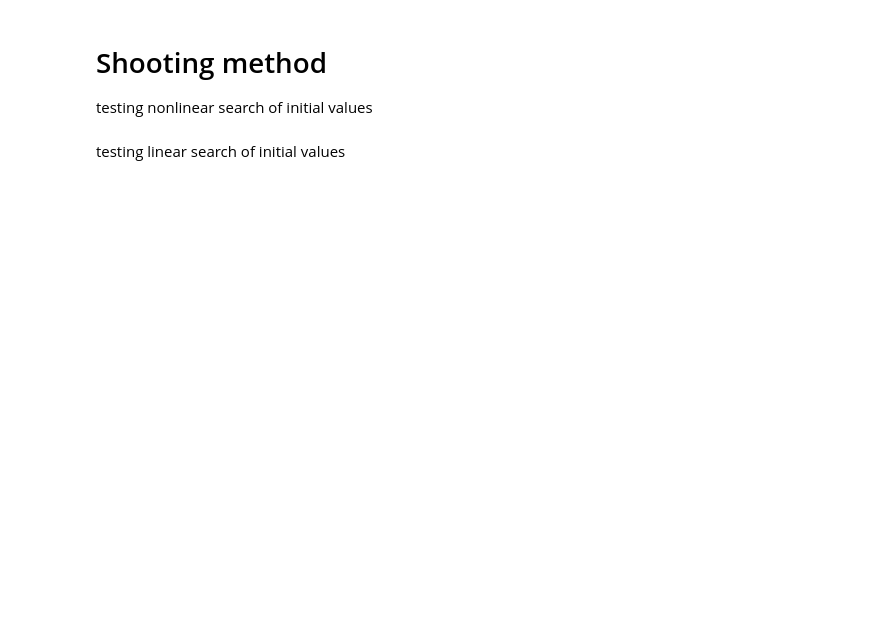
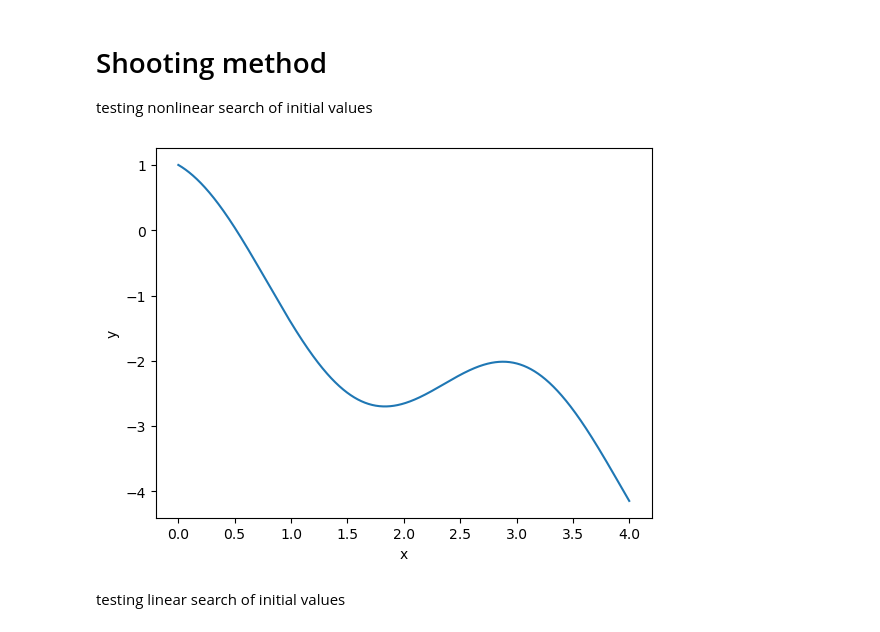
Before and after one commit to KozyrevIN/Computational_math, a Jupyter notebook: Lab_1/plotter.ipynb, the cells around one changed output. Drawn from its saved outputs; the diff is of its cells as text; code cells hidden in the pictures; blank space fills up the shorter version.

```diff
--- a/Lab_1/plotter.ipynb
+++ b/Lab_1/plotter.ipynb
@@ -5,11 +16,15 @@ testing nonlinear search of initial values
 # %%
 import matplotlib.pyplot as plt
 import pandas as pd
 import numpy as np
 
 res = pd.read_csv('out/shoot.csv')
 plt.plot(res['x'], res['y'])
+plt.xlabel("x")
+plt.ylabel("y")
 plt.show()
+# %% [output]
+[figure, added]
 # %% [markdown]
 testing linear search of initial values
 # %%
```
Also changed, not shown: parts of 6 cells of this notebook, 10 other files.
